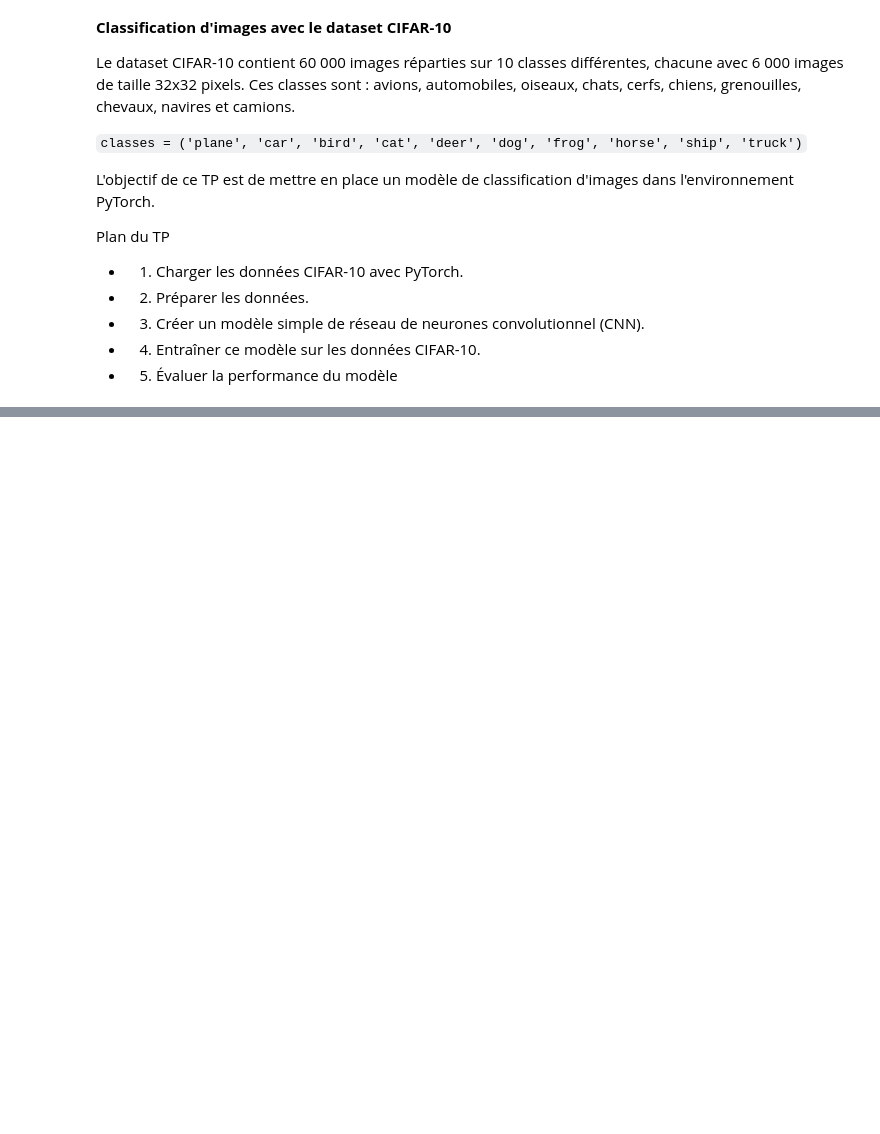
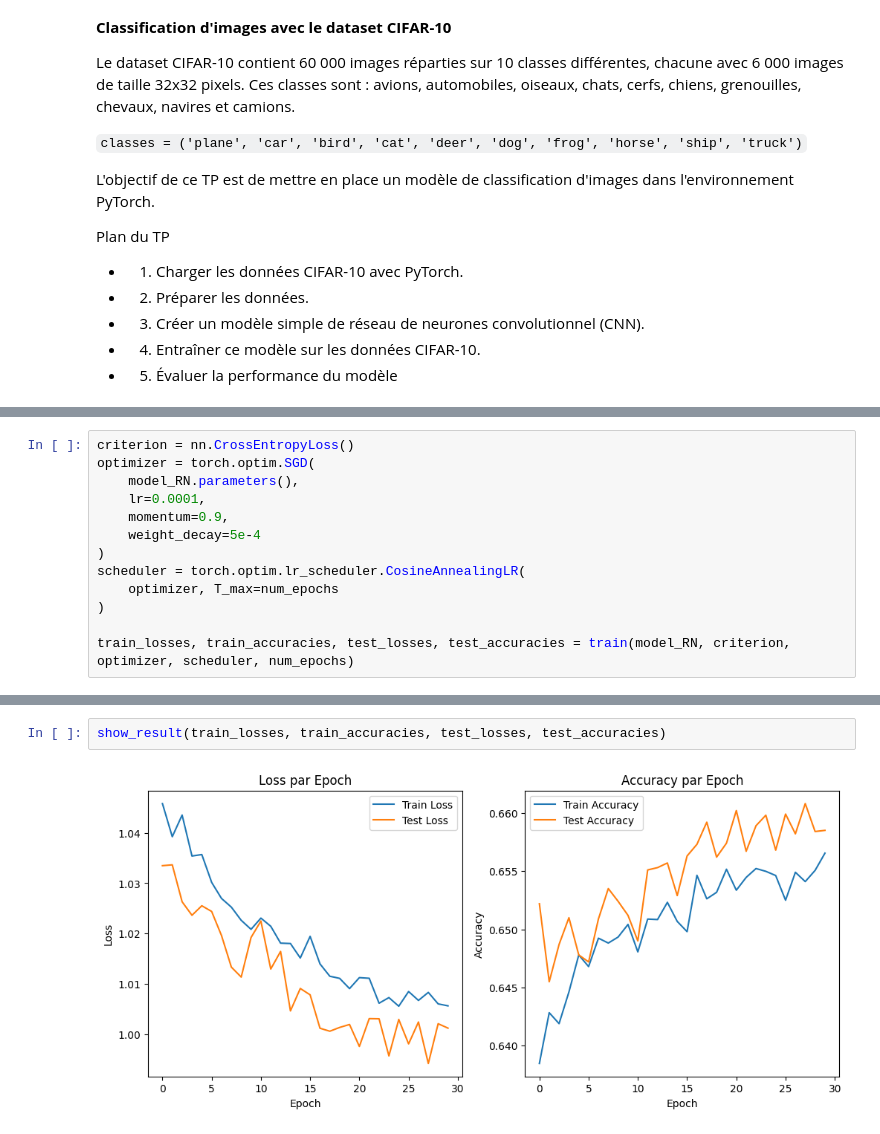
Before and after one commit to KiykoHanna/Simplon_CNN, a Jupyter notebook: Pytorch/TP_Intro_Pytorch.ipynb, the cells around one changed output, grey strips where cells are left out. Saved outputs shown, nothing was run; the diff lists cells and outputs as text; blank space fills up the shorter version.

```diff
--- a/Pytorch/TP_Intro_Pytorch.ipynb
+++ b/Pytorch/TP_Intro_Pytorch.ipynb
@@ -69,0 +493,13 @@ Plan du TP
+# %%
+criterion = nn.CrossEntropyLoss()
+optimizer = torch.optim.SGD(
+    model_RN.parameters(),
+    lr=0.0001,
+    momentum=0.9,
+    weight_decay=5e-4
+)
+scheduler = torch.optim.lr_scheduler.CosineAnnealingLR(
+    optimizer, T_max=num_epochs
+)
+
+train_losses, train_accuracies, test_losses, test_accuracies = train(model_RN, criterion, optimizer, scheduler, num_epochs)
@@ -69,0 +524,4 @@ Plan du TP
+# %%
+show_result(train_losses, train_accuracies, test_losses, test_accuracies)
+# %% [output]
+[figure, added]
```
Also changed, not shown: parts of 30 cells of this notebook, 8 other files.
